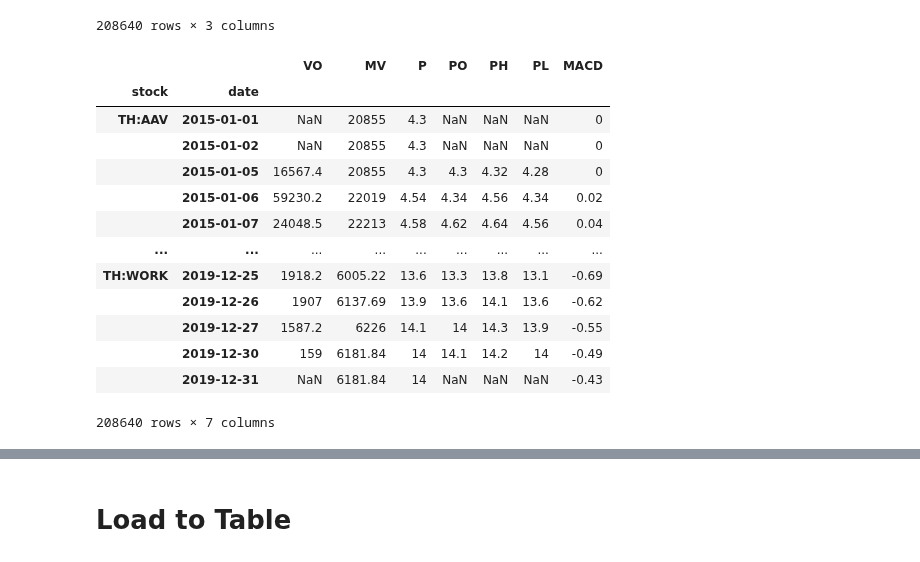
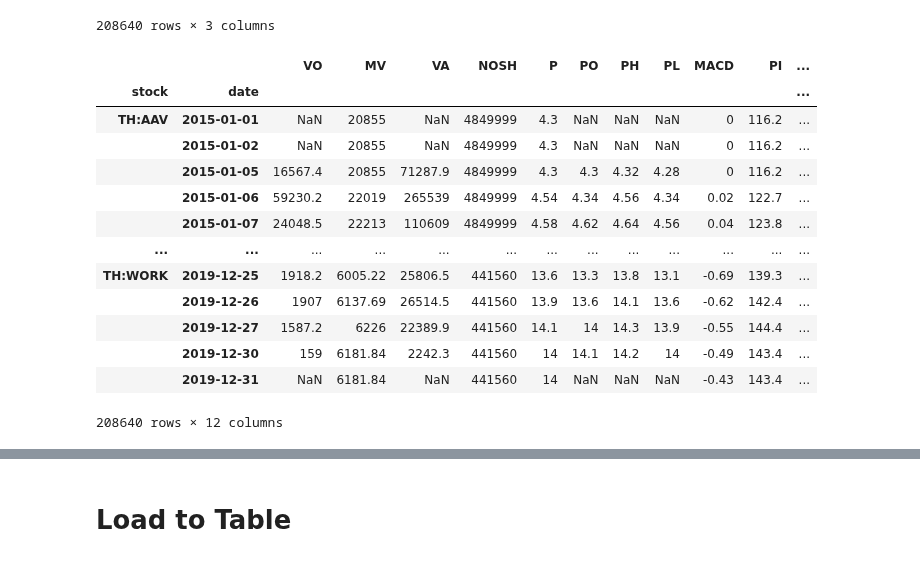
Before and after one commit to chayapan/thesis, a Jupyter notebook: 1.0 Data Acquisition/SET100Data_BuildDataSetV4.ipynb, the cells around one changed output, grey strips where cells are left out. Drawn from its saved outputs; the diff is of its cells as text; code cells hidden in the pictures.

```diff
--- a/1.0 Data Acquisition/SET100Data_BuildDataSetV4.ipynb
+++ b/1.0 Data Acquisition/SET100Data_BuildDataSetV4.ipynb
@@ -241,20 +258,32 @@ def make_index(df):
 
 s_macd = reduce_fetch_frame(sm.MACD, 'MACD')
 s_VO = reduce_fetch_frame(sm.VO, 'VO')
+s_VA = reduce_fetch_frame(sm.VA, 'VA')
+s_NOSH = reduce_fetch_frame(sm.NOSH, 'NOSH')
 s_MV = reduce_fetch_frame(sm.MV, 'MV')
 s_P = reduce_fetch_frame(sm.P, 'P')
 s_PH = reduce_fetch_frame(sm.PH, 'PH')
 s_PL = reduce_fetch_frame(sm.PL, 'PL')
 s_PO = reduce_fetch_frame(sm.PO, 'PO')
+
+s_PI = reduce_fetch_frame(sm.PI, 'PI')
+s_RI = reduce_fetch_frame(sm.RI, 'RI')
+s_DY = reduce_fetch_frame(sm.DY, 'DY')
 # %%
 s_P = make_index(s_P)
 s_VO = make_index(s_VO)
+s_VA = make_index(s_VA)
+s_NOSH = make_index(s_NOSH)
 s_MV = make_index(s_MV)
 s_MACD = make_index(s_macd)
 
 s_PH = make_index(s_PH)
 s_PL = make_index(s_PL)
 s_PO = make_index(s_PO)
+
+s_PI = make_index(s_PI)
+s_RI = make_index(s_RI)
+s_DY = make_index(s_DY)
 # %%
 s_MACD
 # %% [output]
@@ -309,23 +338,23 @@ s_PH
 # %%
 # Combine all attributes
 
-facts = pd.concat([s_VO, s_MV, s_P, s_PO, s_PH, s_PL, s_MACD], axis=1).reindex(s_MV.index)[['VO', 'MV', 'P', 'PO', 'PH', 'PL', 'MACD']]
+facts = pd.concat([s_VO, s_MV, s_VA, s_NOSH, s_P, s_PO, s_PH, s_PL, s_MACD, s_PI, s_RI, s_DY], axis=1).reindex(s_MV.index)[['VO', 'MV', 'VA', 'NOSH', 'P', 'PO', 'PH', 'PL', 'MACD', 'PI', 'RI', 'DY']]
 facts
 # %% [output]
-|  |  | VO | MV | P | PO | PH | PL | MACD |
-| stock | date |  |  |  |  |  |  |  |
-| TH:AAV | 2015-01-01 | NaN | 20855 | 4.3 | NaN | NaN | NaN | 0 |
-|  | 2015-01-02 | NaN | 20855 | 4.3 | NaN | NaN | NaN | 0 |
-|  | 2015-01-05 | 16567.4 | 20855 | 4.3 | 4.3 | 4.32 | 4.28 | 0 |
-|  | 2015-01-06 | 59230.2 | 22019 | 4.54 | 4.34 | 4.56 | 4.34 | 0.02 |
-|  | 2015-01-07 | 24048.5 | 22213 | 4.58 | 4.62 | 4.64 | 4.56 | 0.04 |
-| ... | ... | ... | ... | ... | ... | ... | ... | ... |
-| TH:WORK | 2019-12-25 | 1918.2 | 6005.22 | 13.6 | 13.3 | 13.8 | 13.1 | -0.69 |
-|  | 2019-12-26 | 1907 | 6137.69 | 13.9 | 13.6 | 14.1 | 13.6 | -0.62 |
-|  | 2019-12-27 | 1587.2 | 6226 | 14.1 | 14 | 14.3 | 13.9 | -0.55 |
-|  | 2019-12-30 | 159 | 6181.84 | 14 | 14.1 | 14.2 | 14 | -0.49 |
-|  | 2019-12-31 | NaN | 6181.84 | 14 | NaN | NaN | NaN | -0.43 |
+|  |  | VO | MV | VA | NOSH | P | PO | PH | PL | MACD | PI | ... |
+| stock | date |  |  |  |  |  |  |  |  |  |  | ... |
+| TH:AAV | 2015-01-01 | NaN | 20855 | NaN | 4849999 | 4.3 | NaN | NaN | NaN | 0 | 116.2 | ... |
+|  | 2015-01-02 | NaN | 20855 | NaN | 4849999 | 4.3 | NaN | NaN | NaN | 0 | 116.2 | ... |
+|  | 2015-01-05 | 16567.4 | 20855 | 71287.9 | 4849999 | 4.3 | 4.3 | 4.32 | 4.28 | 0 | 116.2 | ... |
+|  | 2015-01-06 | 59230.2 | 22019 | 265539 | 4849999 | 4.54 | 4.34 | 4.56 | 4.34 | 0.02 | 122.7 | ... |
+|  | 2015-01-07 | 24048.5 | 22213 | 110609 | 4849999 | 4.58 | 4.62 | 4.64 | 4.56 | 0.04 | 123.8 | ... |
+| ... | ... | ... | ... | ... | ... | ... | ... | ... | ... | ... | ... | ... |
+| TH:WORK | 2019-12-25 | 1918.2 | 6005.22 | 25806.5 | 441560 | 13.6 | 13.3 | 13.8 | 13.1 | -0.69 | 139.3 | ... |
+|  | 2019-12-26 | 1907 | 6137.69 | 26514.5 | 441560 | 13.9 | 13.6 | 14.1 | 13.6 | -0.62 | 142.4 | ... |
+|  | 2019-12-27 | 1587.2 | 6226 | 22389.9 | 441560 | 14.1 | 14 | 14.3 | 13.9 | -0.55 | 144.4 | ... |
+|  | 2019-12-30 | 159 | 6181.84 | 2242.3 | 441560 | 14 | 14.1 | 14.2 | 14 | -0.49 | 143.4 | ... |
+|  | 2019-12-31 | NaN | 6181.84 | NaN | 441560 | 14 | NaN | NaN | NaN | -0.43 | 143.4 | ... |
-208640 rows × 7 columns
+208640 rows × 12 columns
 # %%
 # See spec of data at
 # https://docs.google.com/presentation/d/1rmIMOtRluSUB5iwV5KLMLhDdSXWNv0LlQb9zSZ6kVkg/edit#slide=id.gb5693fedaa_0_19
```
Also changed, not shown: parts of 13 cells of this notebook, 5 other files.
